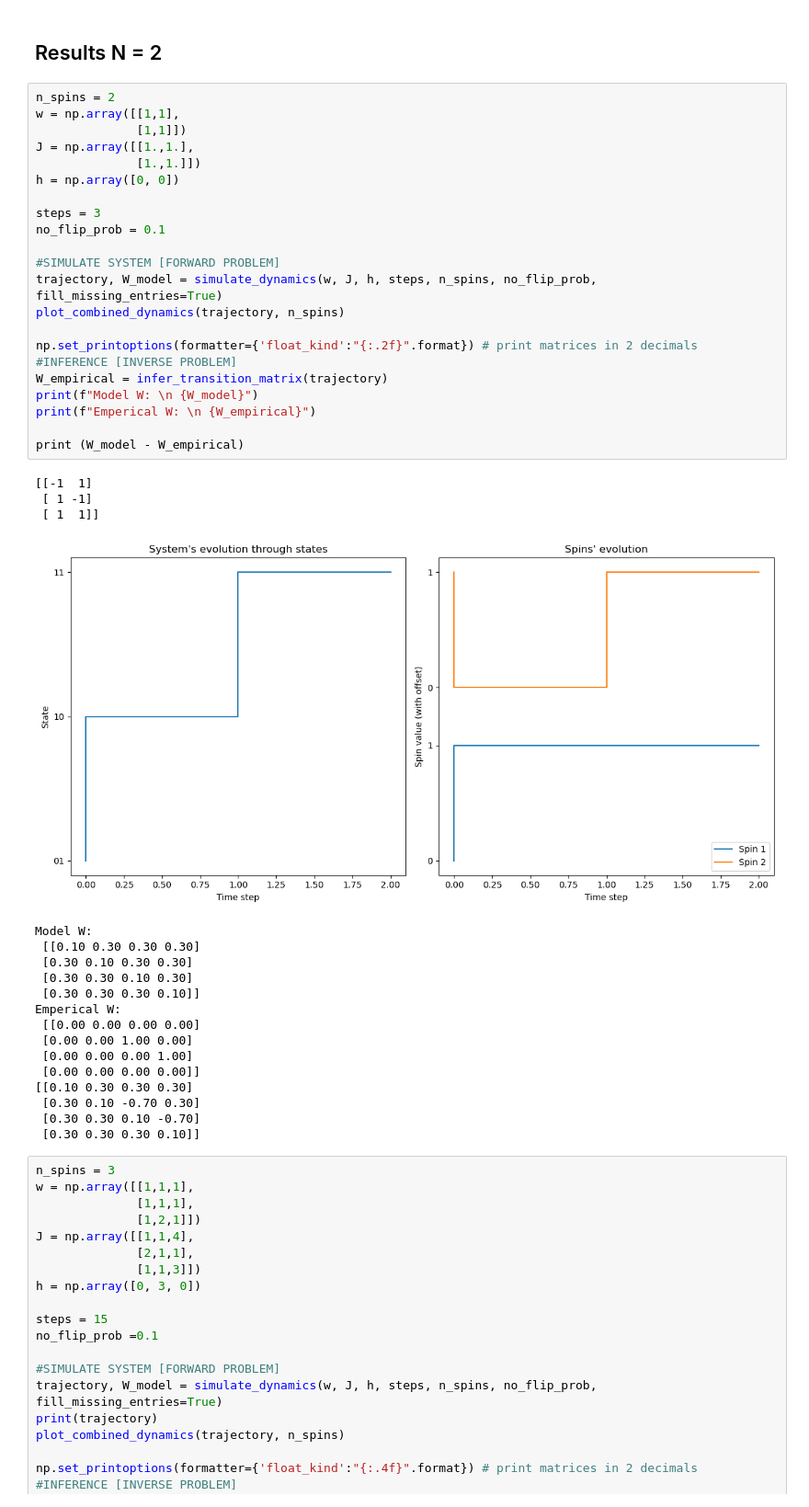
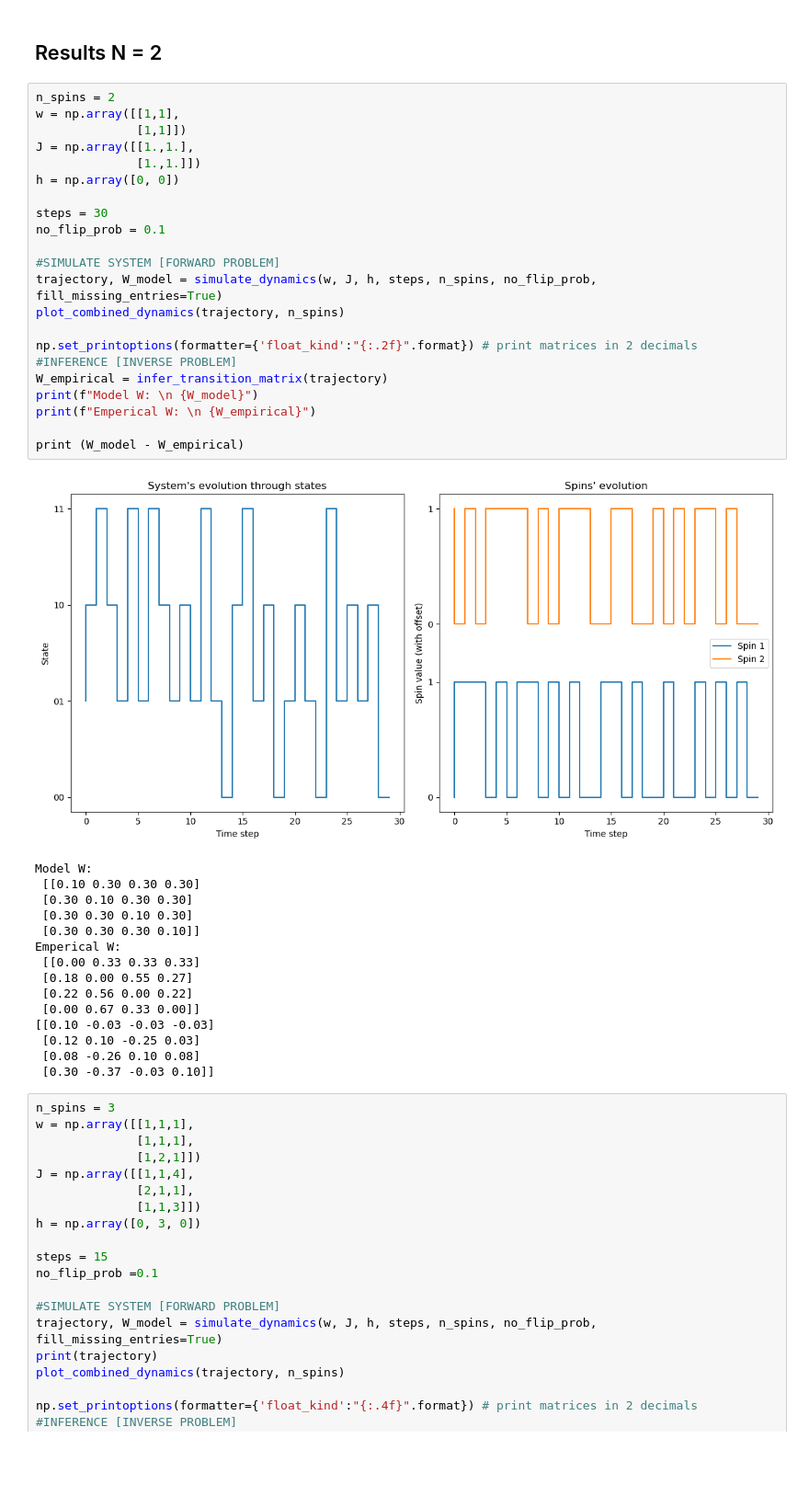
Before and after one commit to Victor-Alessandro/QBM-code, a Jupyter notebook: Quantum-Classical Mapping.ipynb, the cells around one changed output. Shown at 92% size. Saved outputs shown, nothing was run; the diff lists cells and outputs as text; blank space fills up the shorter version.

```diff
--- a/Quantum-Classical Mapping.ipynb
+++ b/Quantum-Classical Mapping.ipynb
@@ -221,44 +221,41 @@ def plot_combined_dynamics(trajectory, n_spins):
 # %%
 n_spins = 2
 w = np.array([[1,1],
               [1,1]])
 J = np.array([[1.,1.],
               [1.,1.]])
 h = np.array([0, 0])
 
-steps = 3
+steps = 30
 no_flip_prob = 0.1
 
 #SIMULATE SYSTEM [FORWARD PROBLEM]
 trajectory, W_model = simulate_dynamics(w, J, h, steps, n_spins, no_flip_prob, fill_missing_entries=True)
 plot_combined_dynamics(trajectory, n_spins)
 
 np.set_printoptions(formatter={'float_kind':"{:.2f}".format}) # print matrices in 2 decimals
 #INFERENCE [INVERSE PROBLEM]
 W_empirical = infer_transition_matrix(trajectory)
 print(f"Model W: \n {W_model}")
 print(f"Emperical W: \n {W_empirical}")
 
 print (W_model - W_empirical)
 # %% [output]
+[figure, new version]
-[[-1  1]
- [ 1 -1]
- [ 1  1]]
+Model W:
+ [[0.10 0.30 0.30 0.30]
+ [0.30 0.10 0.30 0.30]
+ [0.30 0.30 0.10 0.30]
+ [0.30 0.30 0.30 0.10]]
+Emperical W:
+ [[0.00 0.33 0.33 0.33]
+ [0.18 0.00 0.55 0.27]
+ [0.22 0.56 0.00 0.22]
+ [0.00 0.67 0.33 0.00]]
+[[0.10 -0.03 -0.03 -0.03]
+ [0.12 0.10 -0.25 0.03]
+ [0.08 -0.26 0.10 0.08]
+ [0.30 -0.37 -0.03 0.10]]
-[figure, old version]
-Model W:
- [[0.10 0.30 0.30 0.30]
- [0.30 0.10 0.30 0.30]
- [0.30 0.30 0.10 0.30]
- [0.30 0.30 0.30 0.10]]
-Emperical W:
- [[0.00 0.00 0.00 0.00]
- [0.00 0.00 1.00 0.00]
- [0.00 0.00 0.00 1.00]
- [0.00 0.00 0.00 0.00]]
-[[0.10 0.30 0.30 0.30]
- [0.30 0.10 -0.70 0.30]
- [0.30 0.30 0.10 -0.70]
- [0.30 0.30 0.30 0.10]]
 # %%
 n_spins = 3
 w = np.array([[1,1,1],
```
